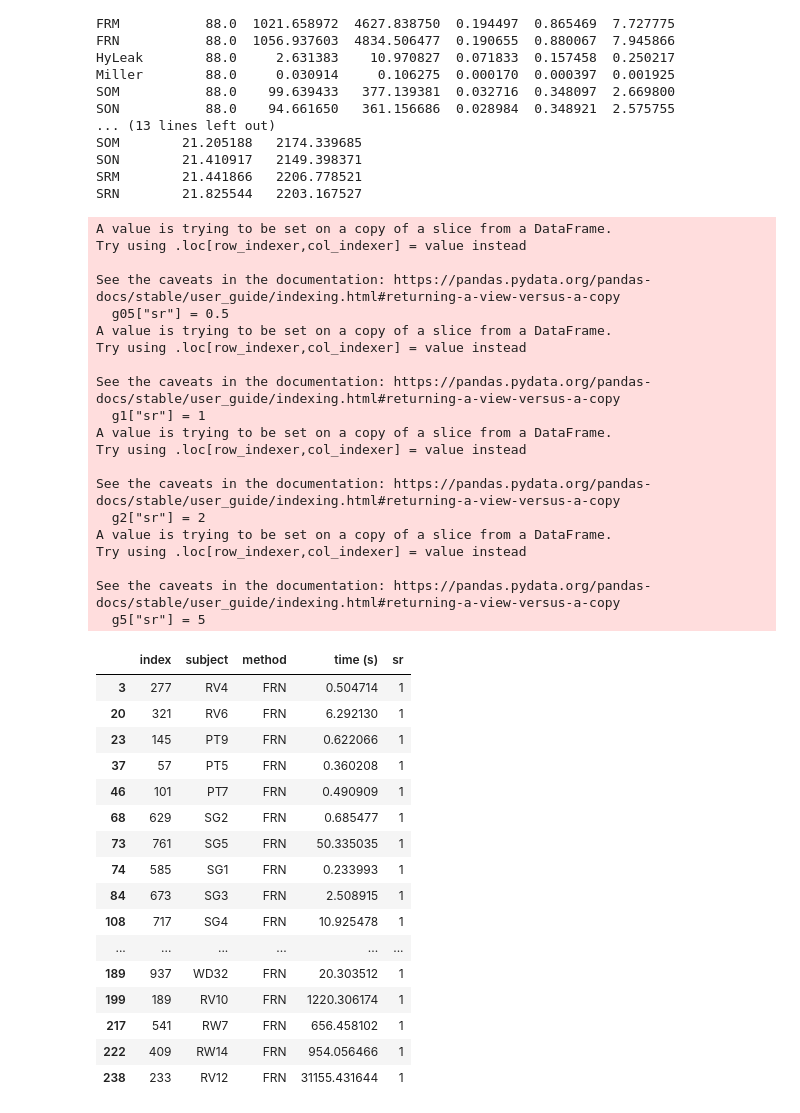
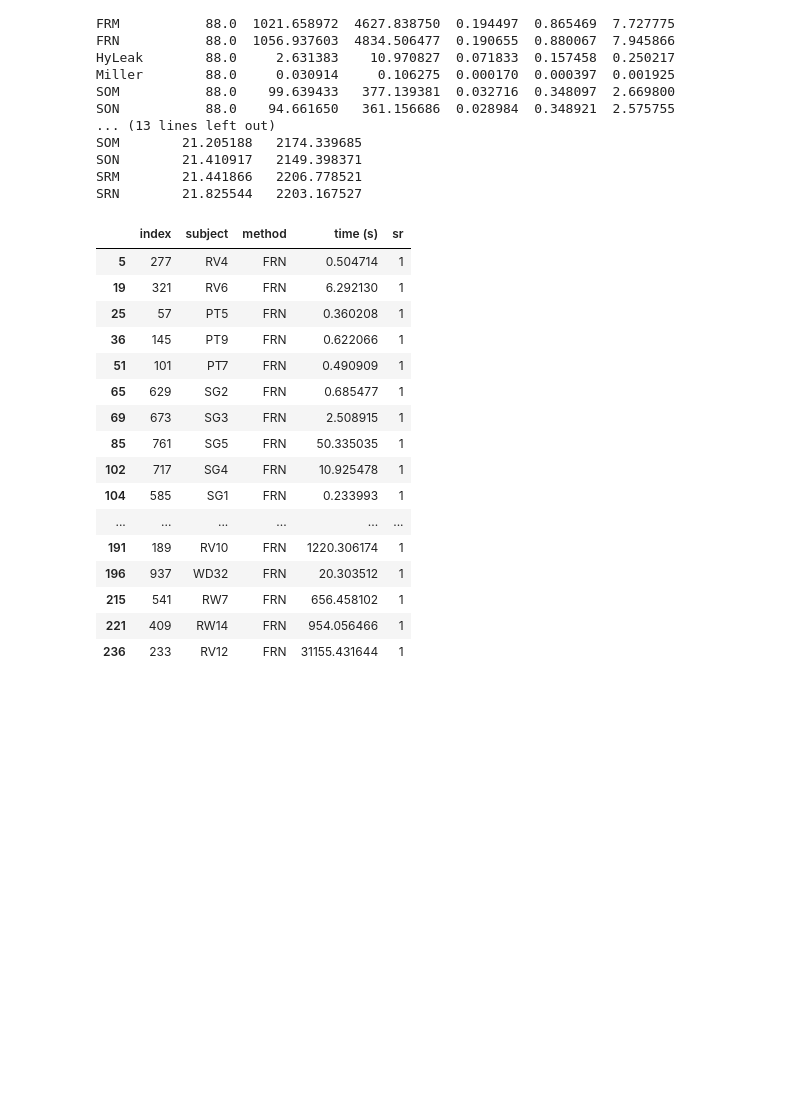
Before and after one commit to knittingirl/ChaoMI, a Jupyter notebook: notebook/RQ3.ipynb, the cells around one changed output. Cells and saved outputs as stored; diff of their text form; code cells hidden in the pictures; blank space fills up the shorter version.

```diff
--- a/notebook/RQ3.ipynb
+++ b/notebook/RQ3.ipynb
@@ -241,63 +241,46 @@ SRN        21.825544   2203.167527
 # %%
 # leave only second smallest Nx
 total_df = total_df.reset_index()
 total_df = total_df.sort_values(by=["Nx"])
-g05 = total_df.groupby(["subject", "method"]).nth(0)
-g1 = total_df.groupby(["subject", "method"]).nth(1)
-g2 = total_df.groupby(["subject", "method"]).nth(2)
-g5 = total_df.groupby(["subject", "method"]).nth(3)
+#Adding .copy() to remove the slices warning.
+g05 = total_df.groupby(["subject", "method"]).nth(0).copy()
+g1 = total_df.groupby(["subject", "method"]).nth(1).copy()
+g2 = total_df.groupby(["subject", "method"]).nth(2).copy()
+g5 = total_df.groupby(["subject", "method"]).nth(3).copy()
+
 g05["sr"] = 0.5
 g1["sr"] = 1
 g2["sr"] = 2
 g5["sr"] = 5
+
 merge_df = g1 #pd.concat([g05, g1, g2, g5])
 merge_df.reset_index(inplace=True)
 # drop Nx column
 merge_df = merge_df.drop(columns=["Nx"])
 merge_df = merge_df.reset_index(drop=True)
 merge_df["method"] = pd.Categorical(merge_df["method"], method_order)
 # display all rows
 pd.set_option("display.max_rows", None)
 display(merge_df[merge_df["method"] == "FRN"])
 pd.reset_option("display.max_rows")
 # %% [output]
-A value is trying to be set on a copy of a slice from a DataFrame.
-Try using .loc[row_indexer,col_indexer] = value instead
-
-See the caveats in the documentation: https://pandas.pydata.org/pandas-docs/stable/user_guide/indexing.html#returning-a-view-versus-a-copy
-  g05["sr"] = 0.5
-A value is trying to be set on a copy of a slice from a DataFrame.
-Try using .loc[row_indexer,col_indexer] = value instead
-
-See the caveats in the documentation: https://pandas.pydata.org/pandas-docs/stable/user_guide/indexing.html#returning-a-view-versus-a-copy
-  g1["sr"] = 1
-A value is trying to be set on a copy of a slice from a DataFrame.
-Try using .loc[row_indexer,col_indexer] = value instead
-
-See the caveats in the documentation: https://pandas.pydata.org/pandas-docs/stable/user_guide/indexing.html#returning-a-view-versus-a-copy
-  g2["sr"] = 2
-A value is trying to be set on a copy of a slice from a DataFrame.
-Try using .loc[row_indexer,col_indexer] = value instead
-
-See the caveats in the documentation: https://pandas.pydata.org/pandas-docs/stable/user_guide/indexing.html#returning-a-view-versus-a-copy
-  g5["sr"] = 5
 |  | index | subject | method | time (s) | sr |
-| 3 | 277 | RV4 | FRN | 0.504714 | 1 |
-| 20 | 321 | RV6 | FRN | 6.292130 | 1 |
-| 23 | 145 | PT9 | FRN | 0.622066 | 1 |
-| 37 | 57 | PT5 | FRN | 0.360208 | 1 |
-| 46 | 101 | PT7 | FRN | 0.490909 | 1 |
-| 68 | 629 | SG2 | FRN | 0.685477 | 1 |
-| 73 | 761 | SG5 | FRN | 50.335035 | 1 |
-| 74 | 585 | SG1 | FRN | 0.233993 | 1 |
-| 84 | 673 | SG3 | FRN | 2.508915 | 1 |
-| 108 | 717 | SG4 | FRN | 10.925478 | 1 |
+| 5 | 277 | RV4 | FRN | 0.504714 | 1 |
+| 19 | 321 | RV6 | FRN | 6.292130 | 1 |
+| 25 | 57 | PT5 | FRN | 0.360208 | 1 |
+| 36 | 145 | PT9 | FRN | 0.622066 | 1 |
+| 51 | 101 | PT7 | FRN | 0.490909 | 1 |
+| 65 | 629 | SG2 | FRN | 0.685477 | 1 |
+| 69 | 673 | SG3 | FRN | 2.508915 | 1 |
+| 85 | 761 | SG5 | FRN | 50.335035 | 1 |
+| 102 | 717 | SG4 | FRN | 10.925478 | 1 |
+| 104 | 585 | SG1 | FRN | 0.233993 | 1 |
 | ... | ... | ... | ... | ... | ... |
-| 189 | 937 | WD32 | FRN | 20.303512 | 1 |
-| 199 | 189 | RV10 | FRN | 1220.306174 | 1 |
-| 217 | 541 | RW7 | FRN | 656.458102 | 1 |
-| 222 | 409 | RW14 | FRN | 954.056466 | 1 |
-| 238 | 233 | RV12 | FRN | 31155.431644 | 1 |
+| 191 | 189 | RV10 | FRN | 1220.306174 | 1 |
+| 196 | 937 | WD32 | FRN | 20.303512 | 1 |
+| 215 | 541 | RW7 | FRN | 656.458102 | 1 |
+| 221 | 409 | RW14 | FRN | 954.056466 | 1 |
+| 236 | 233 | RV12 | FRN | 31155.431644 | 1 |
 # %%
 fig, ax = plt.subplots(figsize=(10, 5))
 sns.set_theme(style="whitegrid")
```
Also changed, not shown: parts of 2 cells of this notebook, 5 other files.
